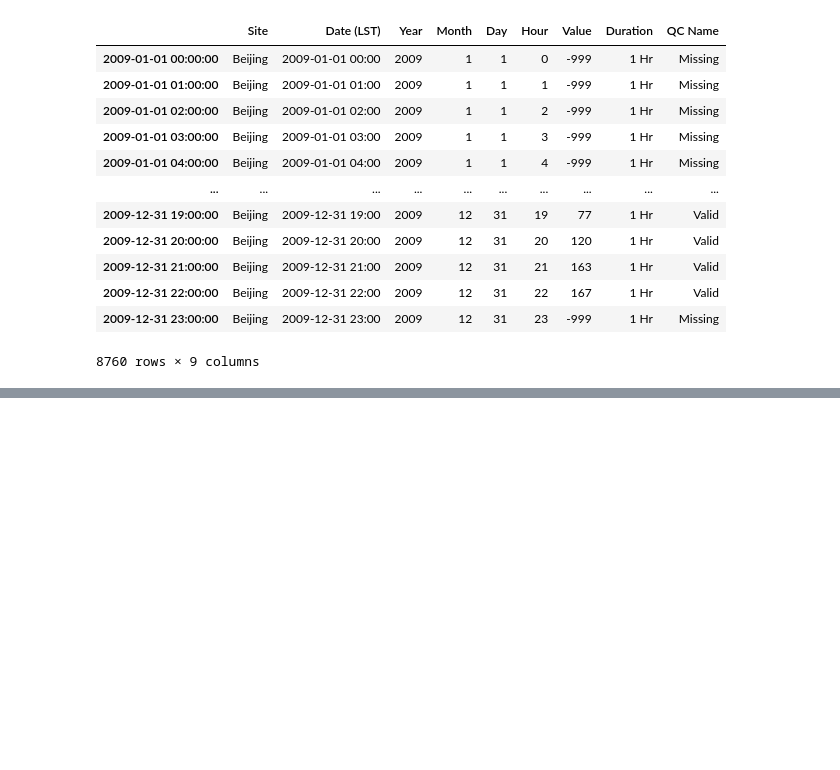
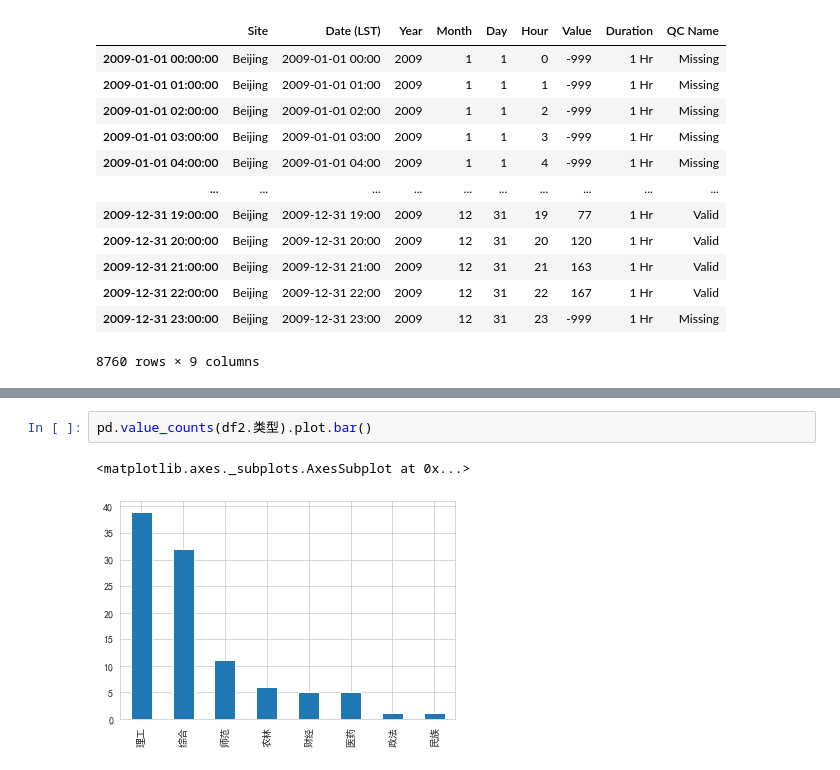
Before and after one commit to IamZY/DataAnalysis, a Jupyter notebook: pandas/Pandas.ipynb, the cells around one changed output, grey strips where cells are left out. Saved outputs shown, nothing was run; the diff lists cells and outputs as text; blank space fills up the shorter version.

```diff
--- a/pandas/Pandas.ipynb
+++ b/pandas/Pandas.ipynb
@@ -2396,0 +2457,5 @@ bj09idx[~bj09idx.index.duplicated()].reindex(idx,method = "bfill")
+# %%
+pd.value_counts(df2.类型).plot.bar()
+# %% [output]
+<matplotlib.axes._subplots.AxesSubplot at 0x...>
+[figure, added]
```
Also changed, not shown: parts of 43 cells of this notebook, 25 other files.
